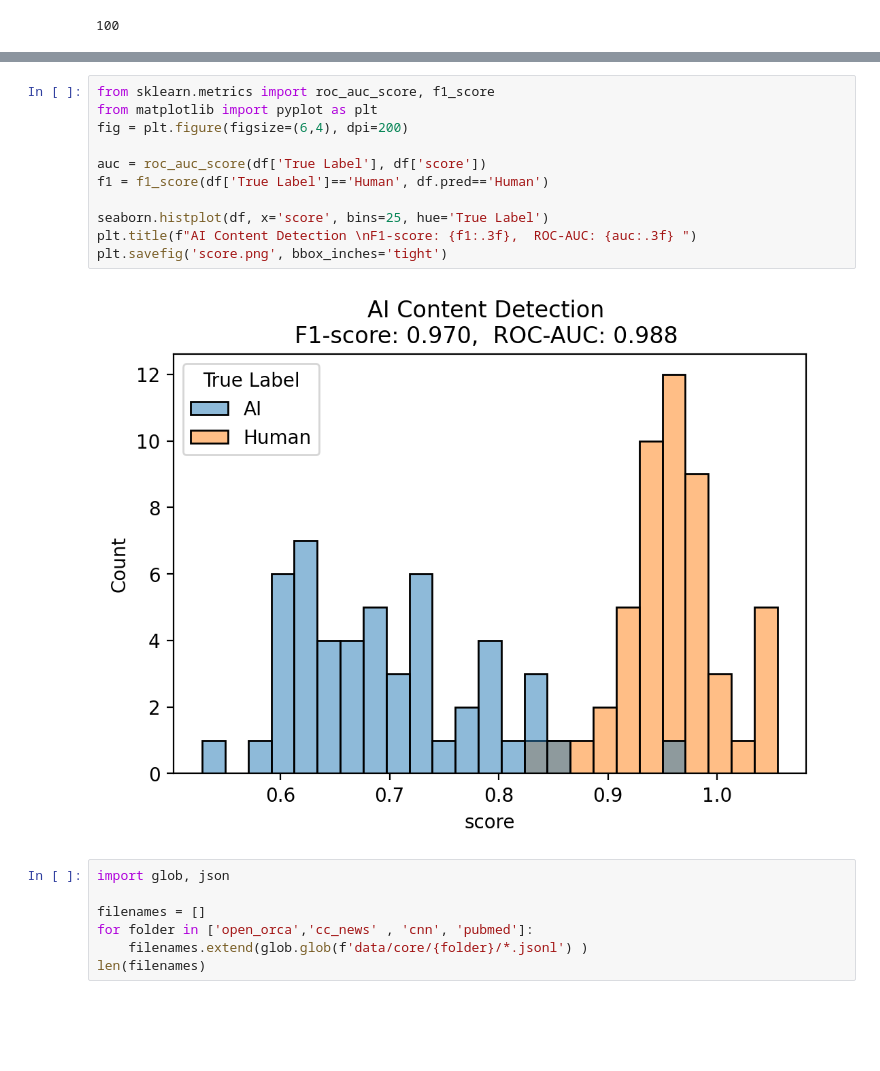
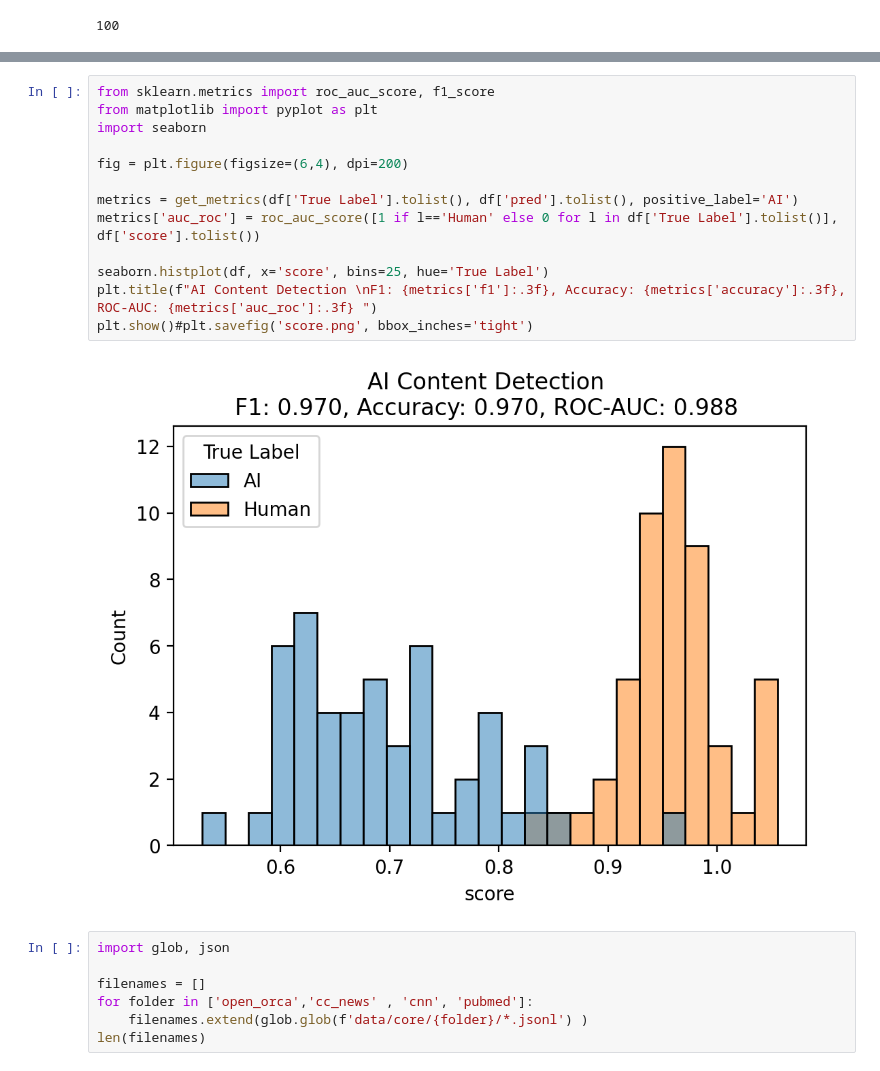
Before and after one commit to wangjing0/ai_detector, a Jupyter notebook: detector.ipynb, the cells around one changed output, grey strips where cells are left out. Drawn from its saved outputs; the diff is of its cells as text; blank space fills up the shorter version.

```diff
--- a/detector.ipynb
+++ b/detector.ipynb
@@ -242,16 +243,18 @@ df
 # %%
 from sklearn.metrics import roc_auc_score, f1_score
 from matplotlib import pyplot as plt
+import seaborn
+
 fig = plt.figure(figsize=(6,4), dpi=200)
 
-auc = roc_auc_score(df['True Label'], df['score'])
-f1 = f1_score(df['True Label']=='Human', df.pred=='Human')
+metrics = get_metrics(df['True Label'].tolist(), df['pred'].tolist(), positive_label='AI')
+metrics['auc_roc'] = roc_auc_score([1 if l=='Human' else 0 for l in df['True Label'].tolist()], df['score'].tolist())
 
 seaborn.histplot(df, x='score', bins=25, hue='True Label')
-plt.title(f"AI Content Detection \nF1-score: {f1:.3f},  ROC-AUC: {auc:.3f} ")
-plt.savefig('score.png', bbox_inches='tight')
+plt.title(f"AI Content Detection \nF1: {metrics['f1']:.3f}, Accuracy: {metrics['accuracy']:.3f}, ROC-AUC: {metrics['auc_roc']:.3f} ")
+plt.show()#plt.savefig('score.png', bbox_inches='tight')
 # %% [output]
-[figure, old version]
+[figure, new version]
 # %%
 import glob, json
 
```
Also changed, not shown: parts of 23 cells of this notebook, 3 other files.
